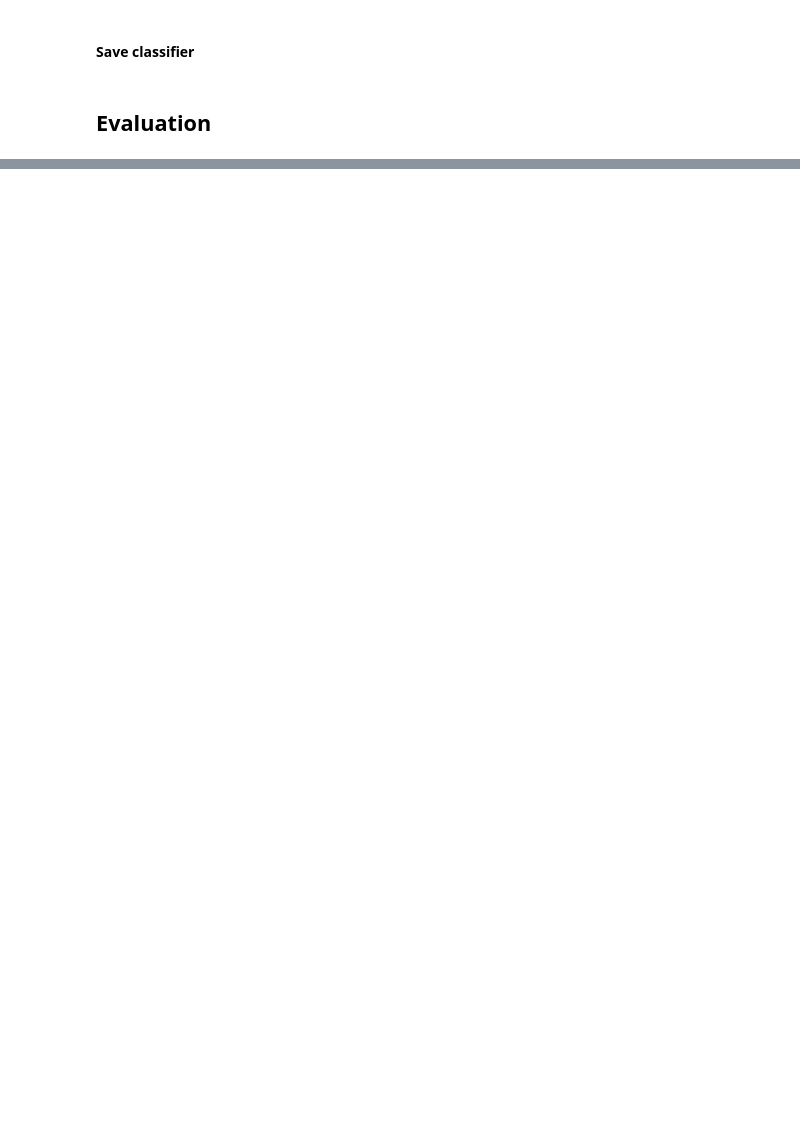
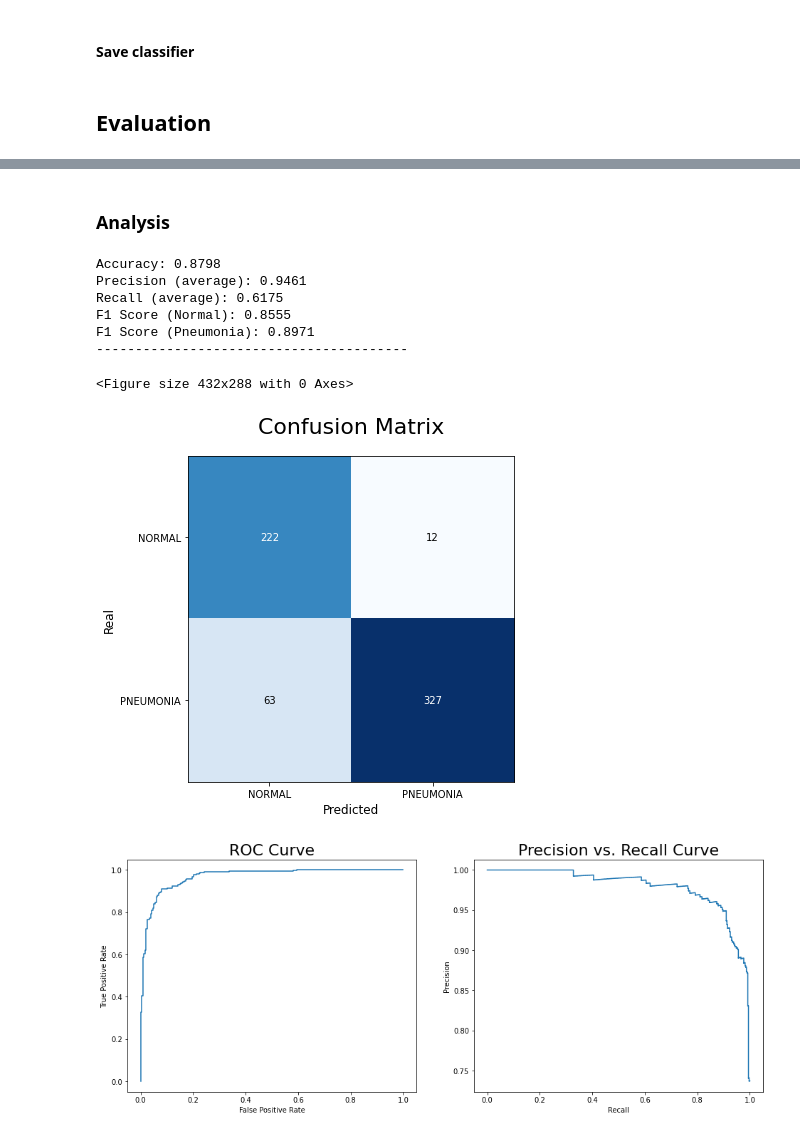
Before and after one commit to hjcostabr76/ml, a Jupyter notebook: classification/case-peneumonia/nb_pneumonia.ipynb, the cells around one changed output, grey strips where cells are left out. Saved outputs shown, nothing was run; the diff lists cells and outputs as text; code cells hidden in the pictures; blank space fills up the shorter version.

```diff
--- a/classification/case-peneumonia/nb_pneumonia.ipynb
+++ b/classification/case-peneumonia/nb_pneumonia.ipynb
@@ -240,6 +231,7 @@ print(model)
 since = time.time()
 best_model = copy.deepcopy(model.state_dict())
 best_accuracy = 0.0
+train_balances = []
 
 for epoch in range(n_epochs):
     print('Epoch {}/{}'.format(epoch + 1, n_epochs))
@@ -248,8 +240,10 @@ for epoch in range(n_epochs):
     model.train()
     running_loss = 0.0
     running_corrects = 0
+    running_balances = []
 
     for inputs, labels in tqdm(loader_train, total=len(loader_train)):
+        running_balances.append(Counter(labels.numpy()))
 
         inputs = inputs.to(DEVICE)
         labels = labels.to(DEVICE)
@@ -268,6 +262,7 @@ for epoch in range(n_epochs):
 
     epoch_loss = running_loss / n_train
     epoch_accuracy = running_corrects.double() / n_train
+    train_balances.append(running_balances)
     print('Train Loss: {:.4f}; Train Accuracy: {:.4f}'.format(epoch_loss, epoch_accuracy))
 
     # Validate
@@ -292,7 +287,7 @@ for epoch in range(n_epochs):
     epoch_loss = running_loss / n_validation
     epoch_accuracy = running_corrects.double() / n_validation
     print('Val Loss: {:.4f}; Val Accuracy: {:.4f}'.format(epoch_loss, epoch_accuracy))
-    print('-' * 30)
+    print('-' * 40)
 
     if epoch_accuracy > best_accuracy:
         best_accuracy = epoch_accuracy
@@ -330,0 +309,2 @@ torch.save(model.state_dict(), path_file_model)
+# %%
+model.load_state_dict(torch.load(path_file_model))
@@ -395,0 +349,51 @@ plt.show()
+# %% [markdown]
+### Analysis
+# %%
+
+f1_normal, f1_pneumonia = f1_score(targets, predictions, average=None)
+precision, recall, _ = precision_recall_curve(targets, outputs, pos_label=1)
+
+print(r"Accuracy: %.4f" % test_accuracy.item())
+print(r"Precision (average): %.4f" % precision.mean())
+print(r"Recall (average): %.4f" % recall.mean())
+print(r"F1 Score (Normal): %.4f" % f1_normal)
+print(r"F1 Score (Pneumonia): %.4f" % f1_pneumonia)
+print('')
+
+# Confusion Matrix
+plt.figure()
+
+matrix = confusion_matrix(targets, predictions)
+plot_confusion_matrix(matrix, figsize=(6, 6))
+
+plt.title('Confusion Matrix', fontsize=22)
+plt.xticks(range(2), ds_train.classes, fontsize=10)
+plt.yticks(range(2), ds_train.classes, fontsize=10)
+plt.xlabel('Predicted', fontsize=12)
+plt.ylabel('Real', fontsize=12)
+plt.show()
+print('')
+
+# ROC Curve
+fig, (ax1, ax2) = plt.subplots(1, 2, figsize=(16, 6))
+
+fpr, tpr, _ = roc_curve(targets, outputs, pos_label=1)
+display_roc = RocCurveDisplay(fpr=fpr, tpr=tpr)
+ax1.set_title('ROC Curve', fontsize=22)
+display_roc.plot(ax=ax1)
+
+# Precision x Recall Curve
+display_precision_recall = PrecisionRecallDisplay(precision=precision, recall=recall)
+ax2.set_title('Precision vs. Recall Curve', fontsize=22)
+display_precision_recall.plot(ax=ax2)
+plt.show()
+# %% [output]
+Accuracy: 0.8798
+Precision (average): 0.9461
+Recall (average): 0.6175
+F1 Score (Normal): 0.8555
+F1 Score (Pneumonia): 0.8971
+----------------------------------------
+<Figure size 432x288 with 0 Axes>
+[figure, added]
+[figure, added]
```
Also changed, not shown: parts of 22 cells of this notebook.
